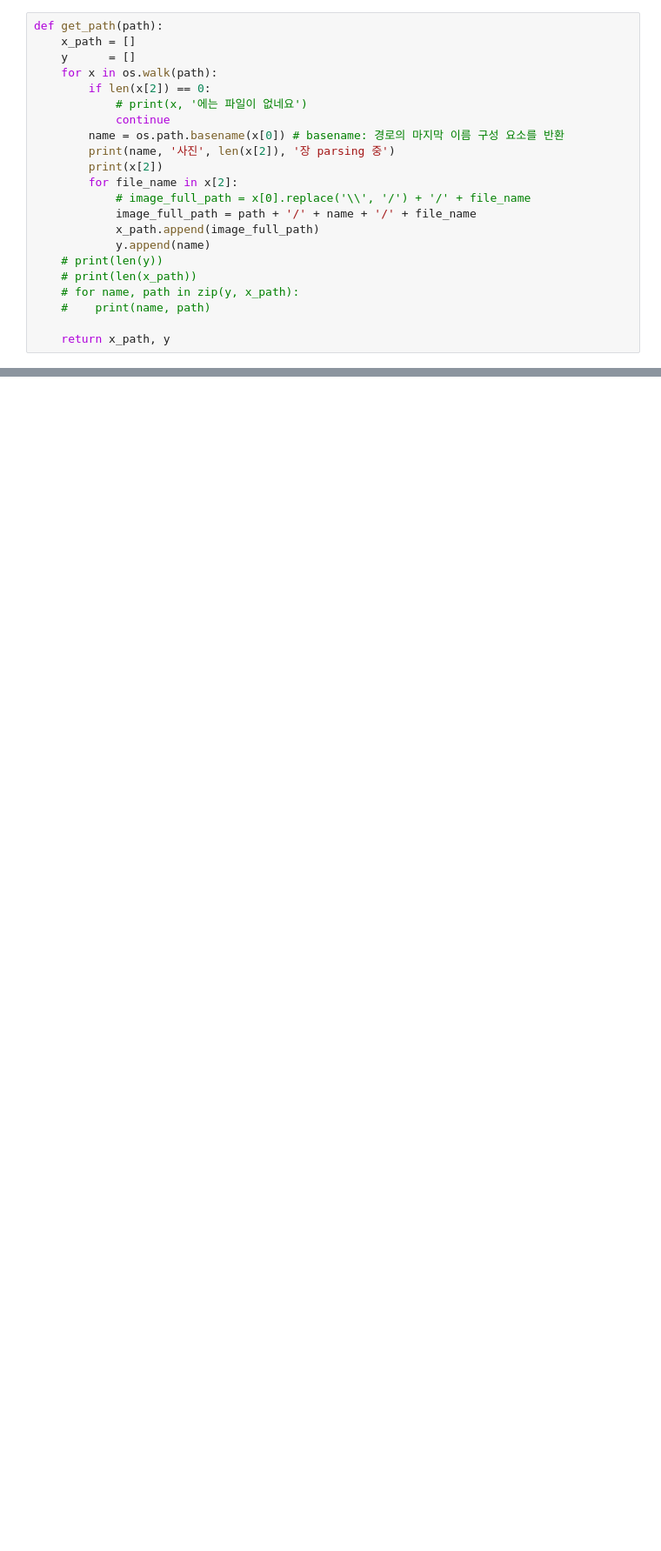
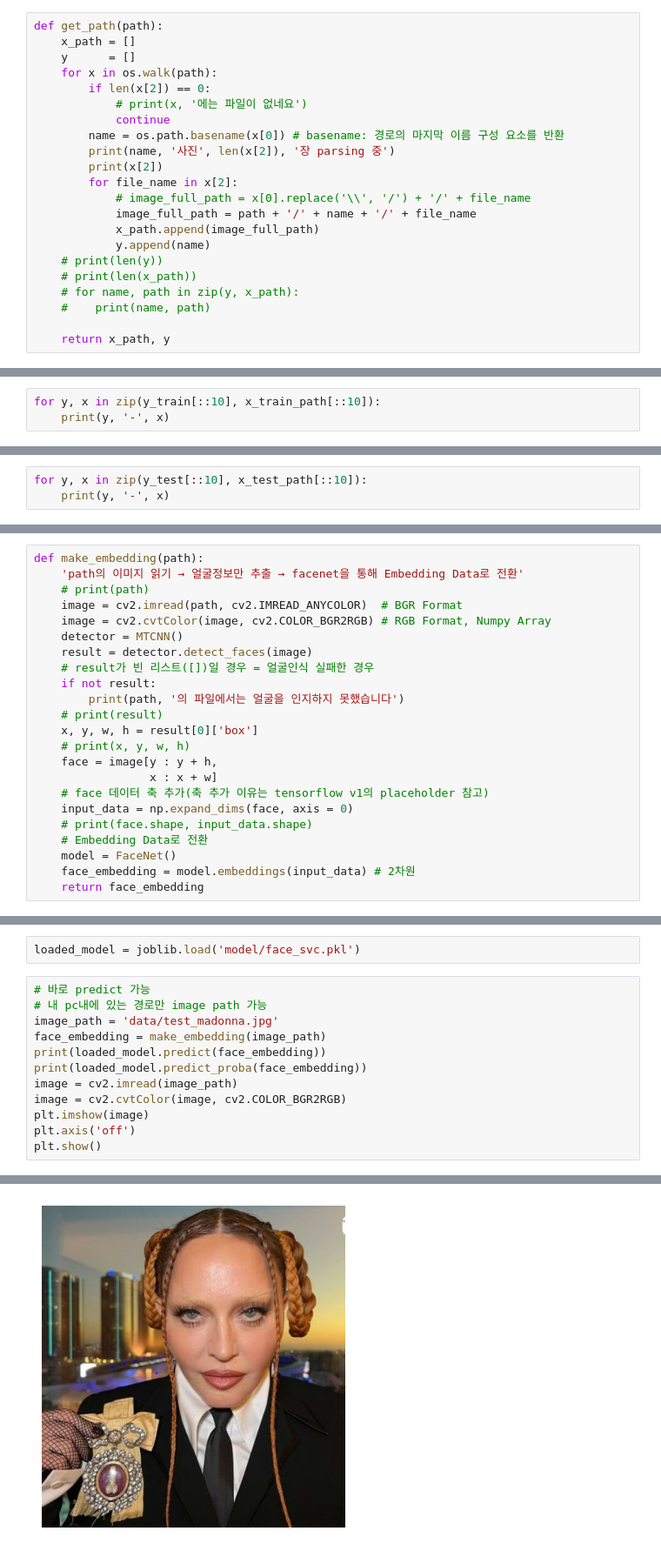
Before and after one commit to yeonzuui/ai, a Jupyter notebook: source/09_이미지처리/07_얼굴인식.ipynb, the cells around one changed output, grey strips where cells are left out. Shown at 87% size. Saved outputs shown, nothing was run; the diff lists cells and outputs as text; blank space fills up the shorter version.

```diff
--- a/source/09_이미지처리/07_얼굴인식.ipynb
+++ b/source/09_이미지처리/07_얼굴인식.ipynb
@@ -258,0 +264,3 @@ mindy_kaling 사진 5 장 parsing 중
+# %%
+for y, x in zip(y_train[::10], x_train_path[::10]):
+    print(y, '-', x)
@@ -258,0 +278,3 @@ mindy_kaling 사진 5 장 parsing 중
+# %%
+for y, x in zip(y_test[::10], x_test_path[::10]):
+    print(y, '-', x)
@@ -258,0 +287,23 @@ mindy_kaling 사진 5 장 parsing 중
+# %%
+def make_embedding(path):
+    'path의 이미지 읽기 → 얼굴정보만 추출 → facenet을 통해 Embedding Data로 전환'
+    # print(path)
+    image = cv2.imread(path, cv2.IMREAD_ANYCOLOR)  # BGR Format
+    image = cv2.cvtColor(image, cv2.COLOR_BGR2RGB) # RGB Format, Numpy Array
+    detector = MTCNN()
+    result = detector.detect_faces(image)
+    # result가 빈 리스트([])일 경우 = 얼굴인식 실패한 경우
+    if not result:
+        print(path, '의 파일에서는 얼굴을 인지하지 못했습니다')
+    # print(result)
+    x, y, w, h = result[0]['box']
+    # print(x, y, w, h)
+    face = image[y : y + h,
+                 x : x + w]
+    # face 데이터 축 추가(축 추가 이유는 tensorflow v1의 placeholder 참고)
+    input_data = np.expand_dims(face, axis = 0)
+    # print(face.shape, input_data.shape)
+    # Embedding Data로 전환
+    model = FaceNet()
+    face_embedding = model.embeddings(input_data) # 2차원
+    return face_embedding
@@ -258,0 +445,15 @@ mindy_kaling 사진 5 장 parsing 중
+# %%
+loaded_model = joblib.load('model/face_svc.pkl')
+# %%
+# 바로 predict 가능
+# 내 pc내에 있는 경로만 image path 가능
+image_path = 'data/test_madonna.jpg'
+face_embedding = make_embedding(image_path)
+print(loaded_model.predict(face_embedding))
+print(loaded_model.predict_proba(face_embedding))
+image = cv2.imread(image_path)
+image = cv2.cvtColor(image, cv2.COLOR_BGR2RGB)
+plt.imshow(image)
+plt.axis('off')
+plt.show()
+# %% [output]
@@ -258,0 +463 @@ mindy_kaling 사진 5 장 parsing 중
+[figure, added]
```
Also changed, not shown: parts of 25 cells of this notebook, 8 other files.
